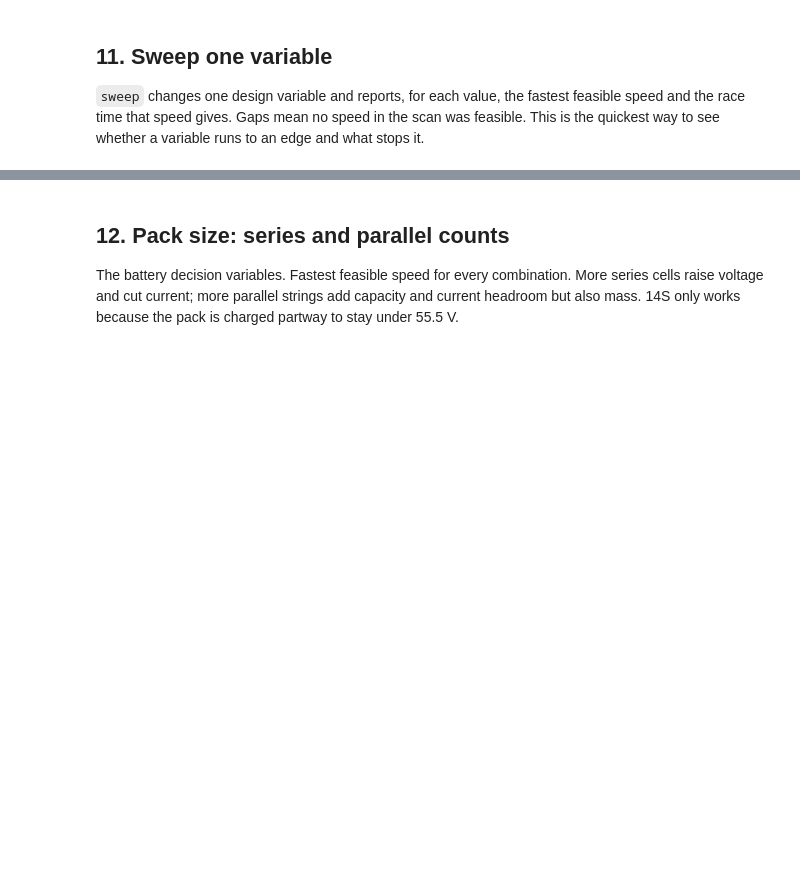
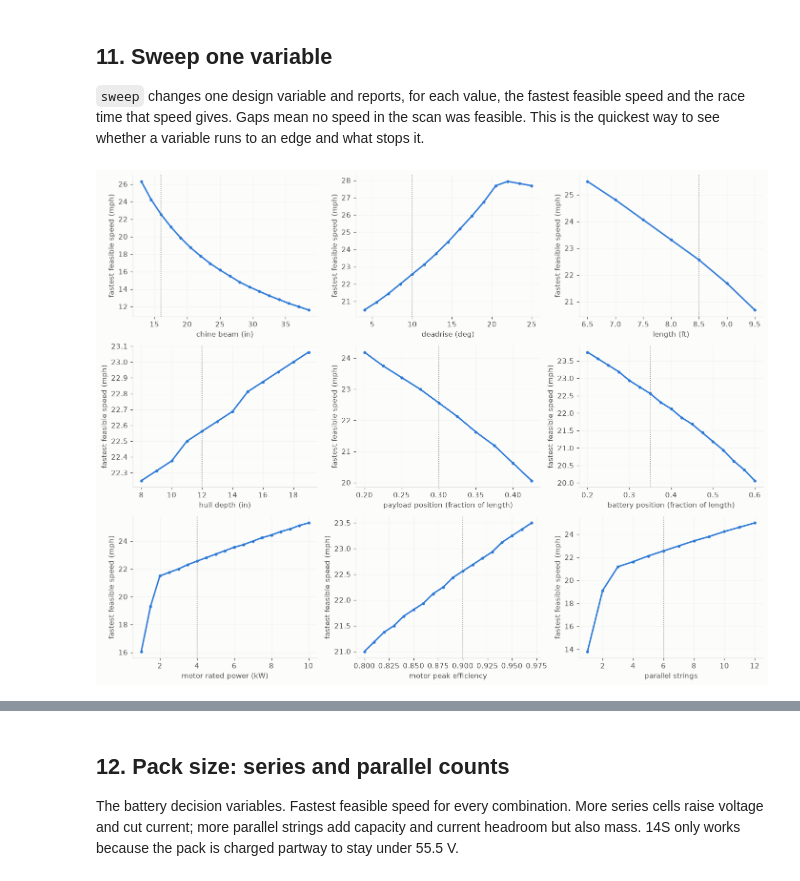
Before and after one commit to MarMar888/hav, a Jupyter notebook: optimization/explore.ipynb, the cells around one changed output, grey strips where cells are left out. Drawn from its saved outputs; the diff is of its cells as text; code cells hidden in the pictures; blank space fills up the shorter version.

```diff
--- a/optimization/explore.ipynb
+++ b/optimization/explore.ipynb
@@ -380,0 +690,12 @@ def show(res, enforce_validity=None, title=None):
+# %%
+fig, axes = plt.subplots(1, 4, figsize=(14, 3.6), sharex=True, layout="constrained")
+panels = [("running trim (degrees)", lambda r: r.m["trim_deg"]), ("mean wetted length / beam", lambda r: r.m["planing"]["lam"]),
+          ("thrust needed (N)", lambda r: r.m["thrust_n"]), ("beam speed coefficient Cv", lambda r: r.m["planing"]["cv"])]
+for ax, (label, g) in zip(axes, panels):
+    ax.plot(OV_SPEEDS, series(OV, g), color=BLUE); ax.set_ylabel(label); ax.set_xlabel("speed (mph)")
+    dot(ax, DESIGN.speed_mph, g(OV_AT) if OV_AT.m["planing"]["ok"] else np.nan, BLUE)
+ax = axes[0]; ax.set_ylim(0, 16); ax.axhspan(0, 2, color=GRID, lw=0); ax.axhspan(15, 16, color=GRID, lw=0); ax.text(7, 1, "outside method range", fontsize=8, color=INK2, va="center")
+axes[1].axhline(4, color=MUTED, lw=1); axes[1].text(7, 4.1, "limit: 4", fontsize=8, color=INK2)
+axes[3].axhline(0.6, color=MUTED, lw=1); axes[3].axhline(13, color=MUTED, lw=1); axes[3].text(7, 0.9, "range 0.6 to 13", fontsize=8, color=INK2)
+headline(fig, "Planing equilibrium from OpenPlaning: for each speed it finds the trim and wetted length where lift balances weight, and the thrust that needs")
+plt.show()
@@ -381,3 +770,27 @@ def show(res, enforce_validity=None, title=None):
+# %%
+sp = np.arange(8, 50.01, 1.0); beams = np.arange(10, 40.01, 1.5)
+classes = ["feasible", "validity", "limit", "rule", "geometry"]
+Z = np.zeros((len(beams), len(sp)), dtype=int)
+for j, bm in enumerate(beams):
+    for i, s in enumerate(sp):
+        r = at_speed(replace(DESIGN, beam_in=float(bm)), s)
+        if r.feasible(): Z[j, i] = 0
+        else:
+            g = min(r.margins.items(), key=lambda kv: kv[1][0] / kv[1][1])[1][2]
+            Z[j, i] = classes.index(g) if g in classes else 1
+col = [BLUE, ORANGE, AQUA, YELLOW, MAGENTA]
+img = np.array([[mpl.colors.to_rgb(col[z]) for z in row] for row in Z])
+fig, ax = plt.subplots(figsize=(10.5, 4.6), layout="constrained")
+ax.imshow(img, origin="lower", aspect="auto", extent=[sp[0] - 0.5, sp[-1] + 0.5, beams[0] - 0.75, beams[-1] + 0.75]); ax.grid(False)
+top = [sp[np.where(Z[j] == 0)[0].max()] if (Z[j] == 0).any() else np.nan for j in range(len(beams))]
+ax.plot(top, beams, color=INK, lw=1.5)
+ax.set_xlabel("speed (mph)"); ax.set_ylabel("chine beam (in)")
+ax.legend(handles=[Patch(color=col[i], label=c) for i, c in enumerate(classes) if (Z == i).any()] + [plt.Line2D([], [], color=INK, label="fastest feasible speed")],
+          loc="center left", bbox_to_anchor=(1.01, 0.5), title="what breaks first")
+headline(fig, "The feasible region: for each beam and speed, either every constraint holds (blue) or the worst-failing group is shown")
+plt.show()
+# %%
+mpl.rcParams.update(_RC_BEFORE)     # hand the plot defaults back so sections 8 to 16 look as they did; Part II re-applies the style
 # %% [markdown]
 ## 8. The fastest feasible speed
 
@@ -461,37 +903,41 @@ plt.tight_layout(); plt.show()
 Gaps mean no speed in the scan was feasible. This is the quickest way to see whether a variable runs to an edge and what stops it.
 # %%
 def sweep(var, values, f=FIXED, d=DESIGN):
+    """`var` may name a Design field or a Fixed field."""
     out = []
     for x in values:
-        dd = replace(d, **{var: type(getattr(d, var))(x)})
-        b = fastest_feasible(dd, f)
+        if hasattr(d, var): dd, ff = replace(d, **{var: type(getattr(d, var))(x)}), f
+        else: dd, ff = d, replace(f, **{var: type(getattr(f, var))(x)})
+        b = fastest_feasible(dd, ff)
         out.append((x, None if b is None else b[0], None if b is None else b[1].m["race_time_s"],
                     None if b is None else b[1].m["thrust_n"]))
     return out
 
 
 def plot_sweeps(specs, f=FIXED, d=DESIGN, ncols=3):
     n = len(specs); nrows = math.ceil(n / ncols)
     fig, axes = plt.subplots(nrows, ncols, figsize=(4.3 * ncols, 3.3 * nrows), squeeze=False)
     for ax, (var, values, label) in zip(axes.flat, specs):
         res = sweep(var, values, f, d)
         xs = [r[0] for r in res]; vs = [np.nan if r[1] is None else r[1] for r in res]
         ax.plot(xs, vs, "o-", ms=3)
-        ax.axvline(getattr(d, var), color="gray", ls=":", lw=1)
+        ax.axvline(getattr(d if hasattr(d, var) else f, var), color="gray", ls=":", lw=1)
         ax.set_xlabel(label); ax.set_ylabel("fastest feasible speed (mph)")
         if all(np.isnan(vs)): ax.text(0.5, 0.5, "never feasible", transform=ax.transAxes, ha="center")
     for ax in axes.flat[n:]: ax.axis("off")
     plt.tight_layout(); plt.show()
 
 
 plot_sweeps([
     ("beam_in", np.arange(10, 40, 1.5), "chine beam (in)"),
     ("deadrise_deg", np.arange(4, 26, 1.5), "deadrise (deg)"),
     ("length_ft", np.arange(6.5, 11.6, 0.5), "length (ft)"),
     ("depth_in", np.arange(6, 20, 1.0), "hull depth (in)"),
     ("payload_x", np.arange(0.20, 0.61, 0.025), "payload position (fraction of length)"),
     ("battery_x", np.arange(0.20, 0.61, 0.025), "battery position (fraction of length)"),
     ("motor_kw", np.arange(1.0, 10.1, 0.5), "motor rated power (kW)"),
     ("motor_eff", np.arange(0.80, 0.971, 0.01), "motor peak efficiency"),
     ("parallel", np.arange(1, 13, 1), "parallel strings"),
 ])
+# %% [output]
+[figure, added]
```
Also changed, not shown: parts of 65 cells of this notebook, 7 other files.
